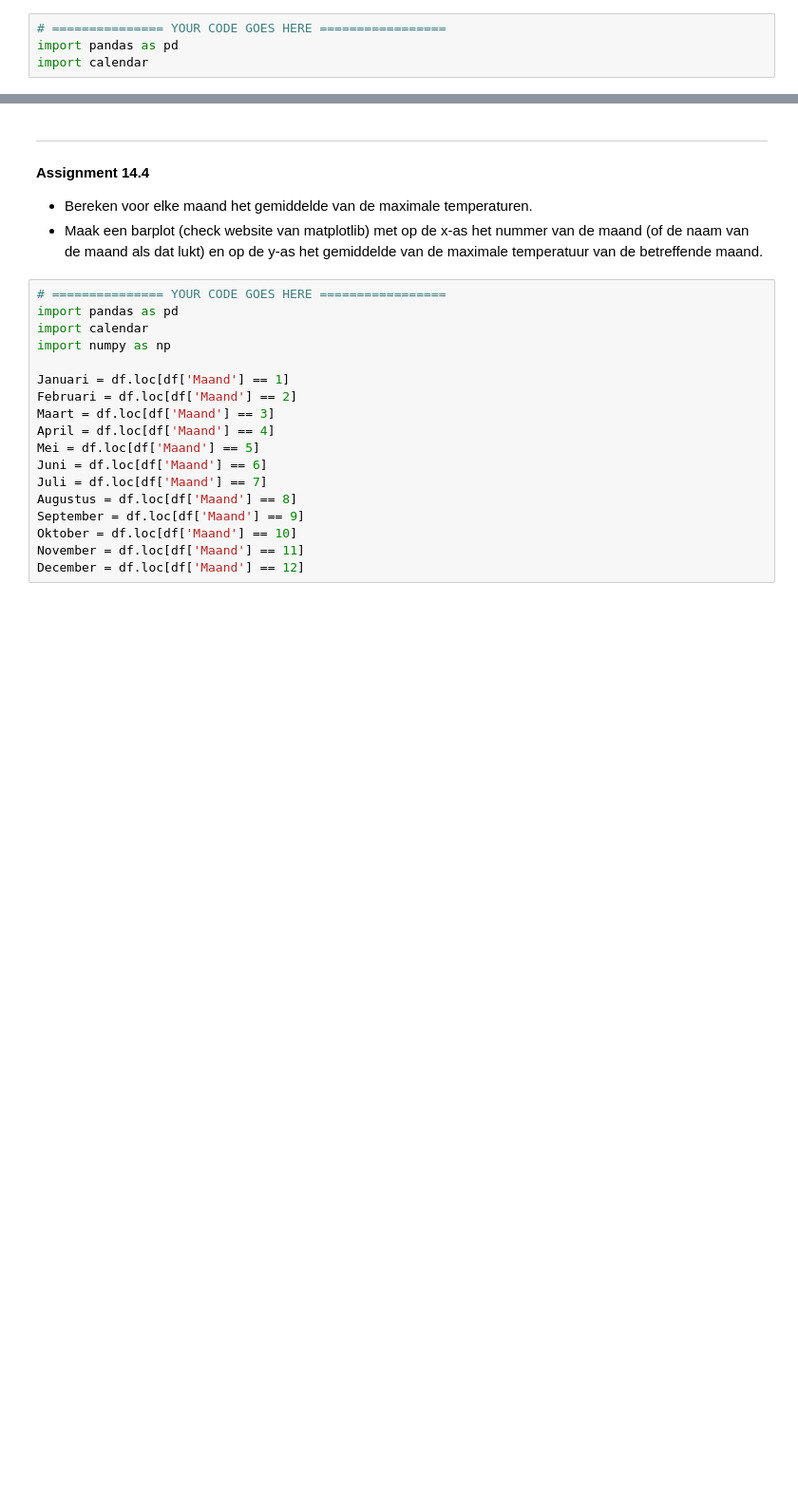
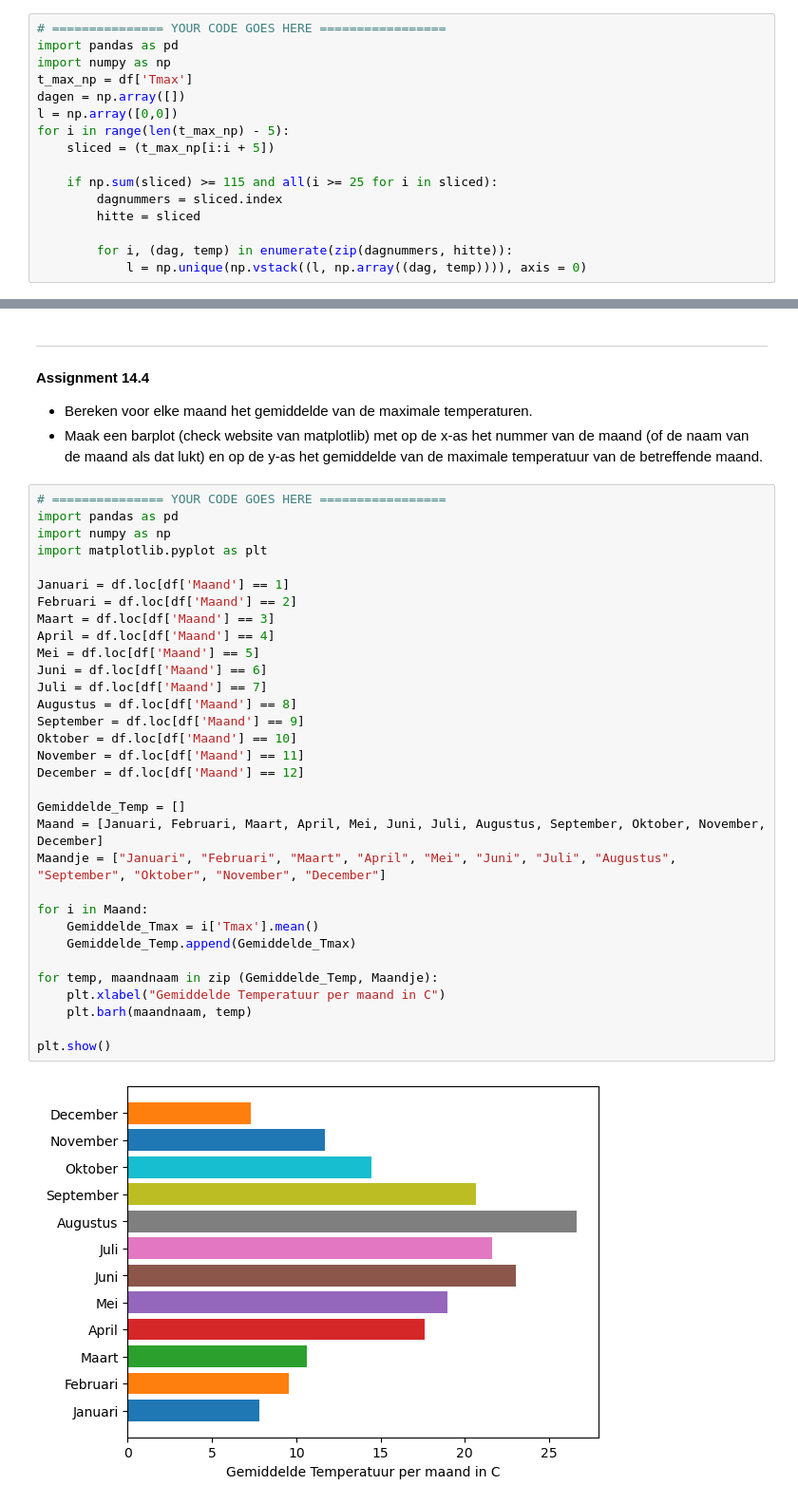
Before and after one commit to GitAkash/PnD, a Jupyter notebook: Week 5, 6 & 7/notebook14_hittegolven.ipynb, the cells around one changed output, grey strips where cells are left out. Shown at 95% size. Saved outputs shown, nothing was run; the diff lists cells and outputs as text; blank space fills up the shorter version.

```diff
--- a/Week 5, 6 & 7/notebook14_hittegolven.ipynb
+++ b/Week 5, 6 & 7/notebook14_hittegolven.ipynb
@@ -54,5 +52,17 @@ Schrijf code die bepaalt op welke dagen er sprake was van een hittegolf. Een hit
 # %%
 # =============== YOUR CODE GOES HERE =================
 import pandas as pd
-import calendar
+import numpy as np
+t_max_np = df['Tmax']
+dagen = np.array([])
+l = np.array([0,0])
+for i in range(len(t_max_np) - 5):
+    sliced = (t_max_np[i:i + 5])
+
+    if np.sum(sliced) >= 115 and all(i >= 25 for i in sliced):
+        dagnummers = sliced.index
+        hitte = sliced
+
+        for i, (dag, temp) in enumerate(zip(dagnummers, hitte)):
+            l = np.unique(np.vstack((l, np.array((dag, temp)))), axis = 0)
 # %% [output]
@@ -78,18 +92,34 @@ import calendar
 # %%
 # =============== YOUR CODE GOES HERE =================
 import pandas as pd
-import calendar
 import numpy as np
+import matplotlib.pyplot as plt
 
 Januari = df.loc[df['Maand'] == 1]
 Februari = df.loc[df['Maand'] == 2]
 Maart = df.loc[df['Maand'] == 3]
 April = df.loc[df['Maand'] == 4]
 Mei = df.loc[df['Maand'] == 5]
 Juni = df.loc[df['Maand'] == 6]
 Juli = df.loc[df['Maand'] == 7]
 Augustus = df.loc[df['Maand'] == 8]
 September = df.loc[df['Maand'] == 9]
 Oktober = df.loc[df['Maand'] == 10]
 November = df.loc[df['Maand'] == 11]
 December = df.loc[df['Maand'] == 12]
+
+Gemiddelde_Temp = []
+Maand = [Januari, Februari, Maart, April, Mei, Juni, Juli, Augustus, September, Oktober, November, December]
+Maandje = ["Januari", "Februari", "Maart", "April", "Mei", "Juni", "Juli", "Augustus", "September", "Oktober", "November", "December"]
+
+for i in Maand:
+    Gemiddelde_Tmax = i['Tmax'].mean()
+    Gemiddelde_Temp.append(Gemiddelde_Tmax)
+
+for temp, maandnaam in zip (Gemiddelde_Temp, Maandje):
+    plt.xlabel("Gemiddelde Temperatuur per maand in C")
+    plt.barh(maandnaam, temp)
+
+plt.show()
+# %% [output]
+[figure, added]
```
Also changed, not shown: parts of 3 cells of this notebook, 2 other files.
